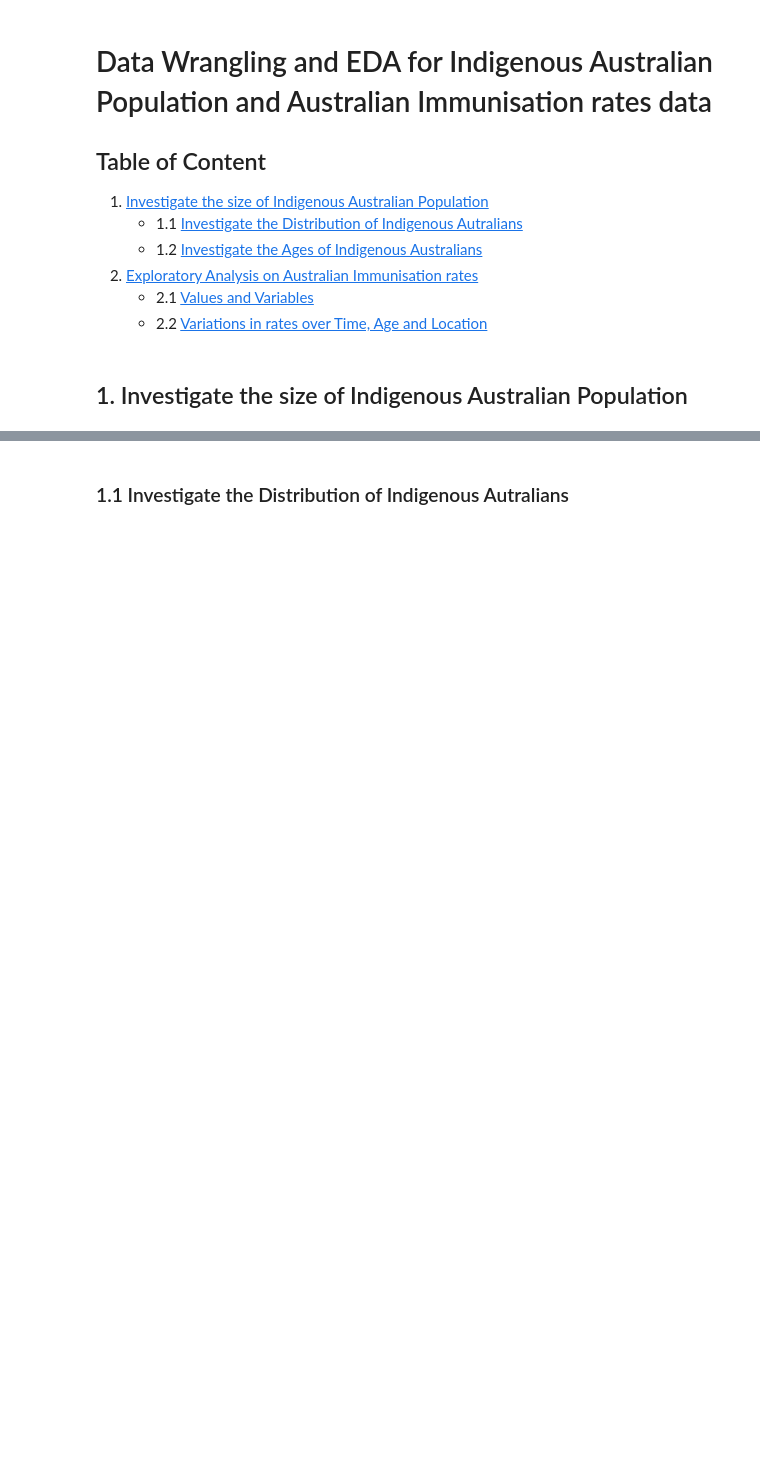
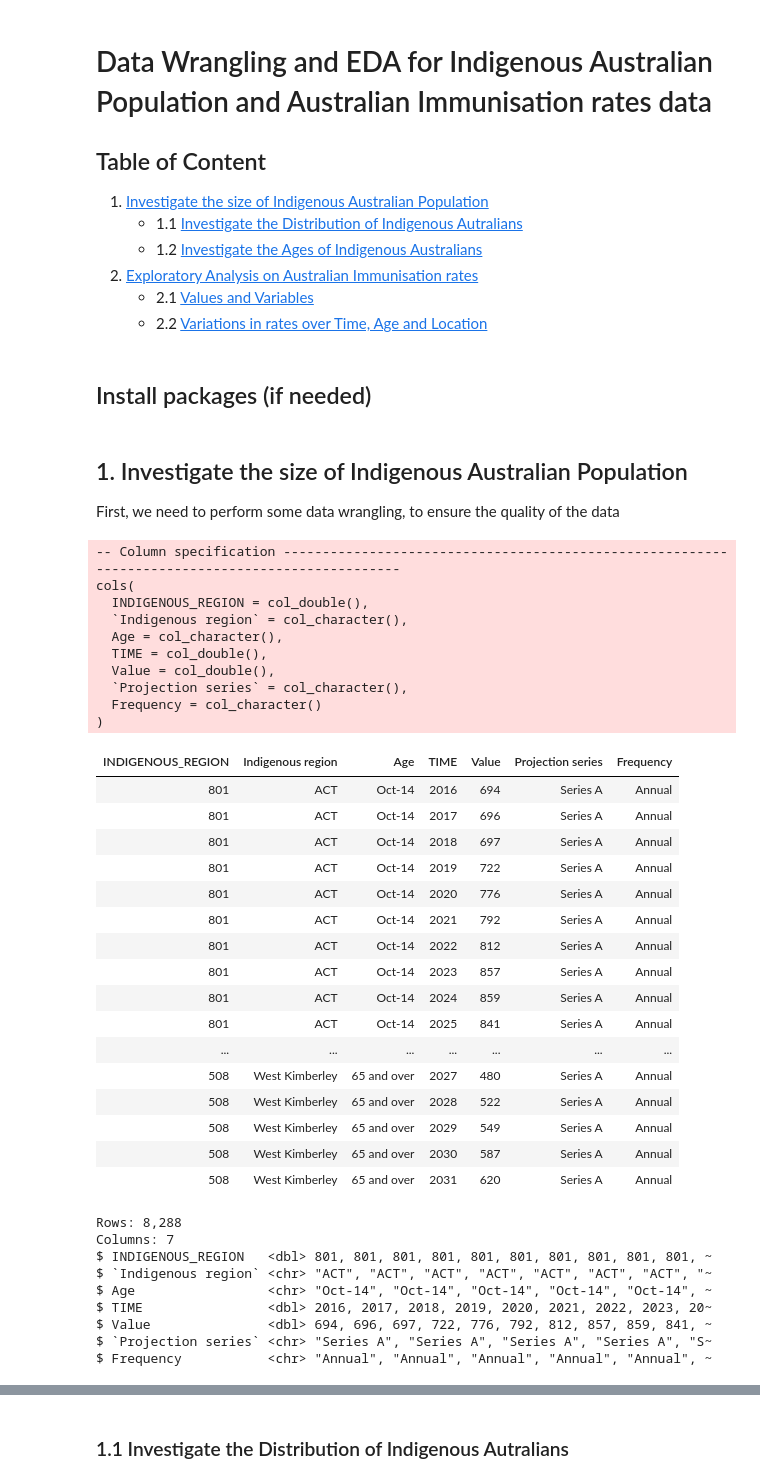
Before and after one commit to DanielTranDS/Aus-Immunisation-EDA-DataWrangling, a Jupyter notebook: Aus_EDA_Wrangling.ipynb, the cells around one changed output, grey strips where cells are left out. Cells and saved outputs as stored; diff of their text form; code cells hidden in the pictures; blank space fills up the shorter version.

```diff
--- a/Aus_EDA_Wrangling.ipynb
+++ b/Aus_EDA_Wrangling.ipynb
@@ -15,3 +15,5 @@
 2. [Exploratory Analysis on Australian Immunisation rates](#2)
     - 2.1 [Values and Variables](#2.1)
     - 2.2 [Variations in rates over Time, Age and Location](#2.2)
+# %% [markdown]
+## Install packages (if needed)
@@ -18,2 +24,4 @@
 # %% [markdown]
 ## 1. Investigate the size of Indigenous Australian Population <a class="anchor" id="1"></a>
+
+First, we need to perform some data wrangling, to ensure the quality of the data
@@ -19,0 +31,44 @@
+# %%
+#Load the data
+indig_byregion<-read_csv('IndigAusPopData_byregion.csv')
+indig_byregion
+
+#Take a look at the structure of the data
+glimpse(indig_byregion)
+# %% [output]
+-- Column specification ------------------------------------------------------------------------------------------------
+cols(
+  INDIGENOUS_REGION = col_double(),
+  `Indigenous region` = col_character(),
+  Age = col_character(),
+  TIME = col_double(),
+  Value = col_double(),
+  `Projection series` = col_character(),
+  Frequency = col_character()
+)
+| INDIGENOUS_REGION | Indigenous region | Age | TIME | Value | Projection series | Frequency |
+| 801 | ACT | Oct-14 | 2016 | 694 | Series A | Annual |
+| 801 | ACT | Oct-14 | 2017 | 696 | Series A | Annual |
+| 801 | ACT | Oct-14 | 2018 | 697 | Series A | Annual |
+| 801 | ACT | Oct-14 | 2019 | 722 | Series A | Annual |
+| 801 | ACT | Oct-14 | 2020 | 776 | Series A | Annual |
+| 801 | ACT | Oct-14 | 2021 | 792 | Series A | Annual |
+| 801 | ACT | Oct-14 | 2022 | 812 | Series A | Annual |
+| 801 | ACT | Oct-14 | 2023 | 857 | Series A | Annual |
+| 801 | ACT | Oct-14 | 2024 | 859 | Series A | Annual |
+| 801 | ACT | Oct-14 | 2025 | 841 | Series A | Annual |
+| ... | ... | ... | ... | ... | ... | ... |
+| 508 | West Kimberley | 65 and over | 2027 | 480 | Series A | Annual |
+| 508 | West Kimberley | 65 and over | 2028 | 522 | Series A | Annual |
+| 508 | West Kimberley | 65 and over | 2029 | 549 | Series A | Annual |
+| 508 | West Kimberley | 65 and over | 2030 | 587 | Series A | Annual |
+| 508 | West Kimberley | 65 and over | 2031 | 620 | Series A | Annual |
+Rows: 8,288
+Columns: 7
+$ INDIGENOUS_REGION   <dbl> 801, 801, 801, 801, 801, 801, 801, 801, 801, 801, ~
+$ `Indigenous region` <chr> "ACT", "ACT", "ACT", "ACT", "ACT", "ACT", "ACT", "~
+$ Age                 <chr> "Oct-14", "Oct-14", "Oct-14", "Oct-14", "Oct-14", ~
+$ TIME                <dbl> 2016, 2017, 2018, 2019, 2020, 2021, 2022, 2023, 20~
+$ Value               <dbl> 694, 696, 697, 722, 776, 792, 812, 857, 859, 841, ~
+$ `Projection series` <chr> "Series A", "Series A", "Series A", "Series A", "S~
+$ Frequency           <chr> "Annual", "Annual", "Annual", "Annual", "Annual", ~
```
Also changed, not shown: parts of 17 cells of this notebook.
